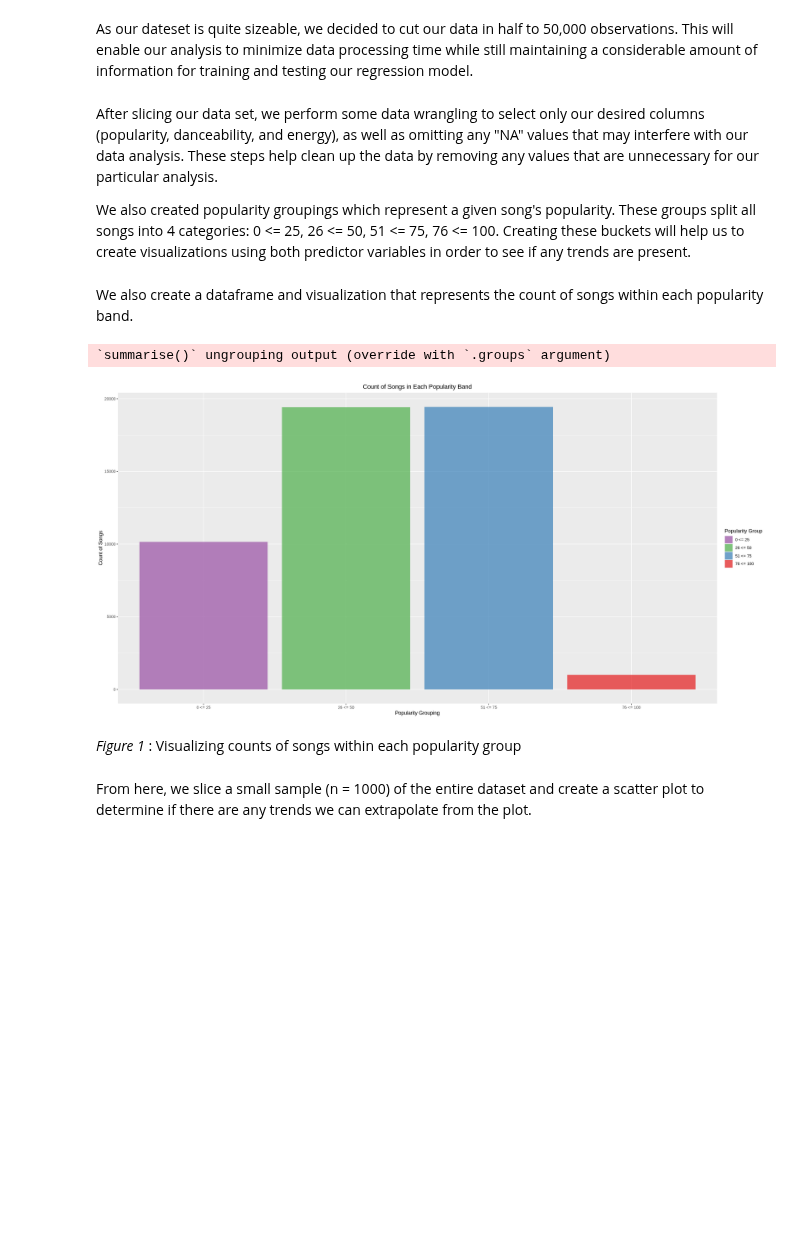
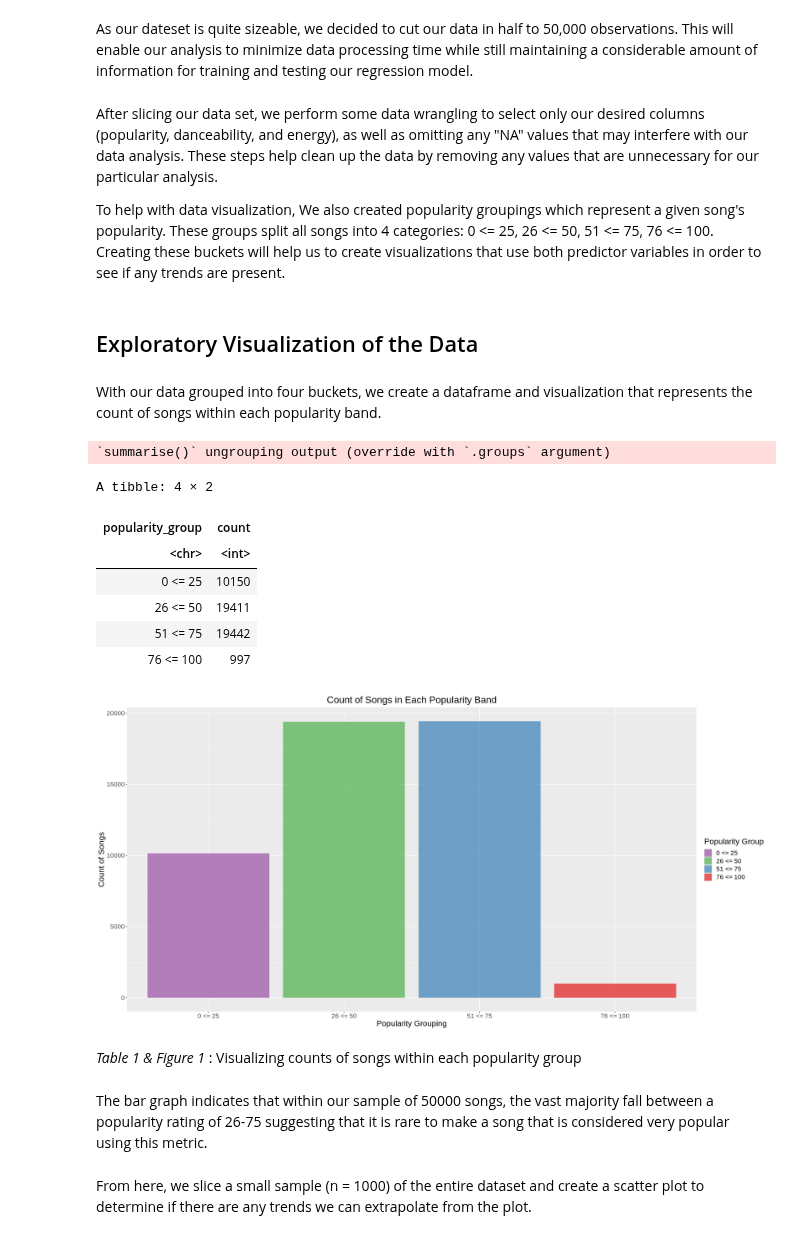
Before and after one commit to niickmerc/DSCI100-Group-Final, a Jupyter notebook: ProjectReport.ipynb, the cells around one changed output. Saved outputs shown, nothing was run; the diff lists cells and outputs as text; code cells hidden in the pictures; blank space fills up the shorter version.

```diff
--- a/ProjectReport.ipynb
+++ b/ProjectReport.ipynb
@@ -62,7 +80,7 @@ spotify_sliced = slice_sample(spotify_raw_data, n = 50000)
 # %% [markdown]
 After slicing our data set, we perform some data wrangling to select only our desired columns (popularity, danceability, and energy), as well as omitting any "NA" values that may interfere with our data analysis. These steps help clean up the data by removing any values that are unnecessary for our particular analysis.
 
-We also created popularity groupings which represent a given song's popularity. These groups split all songs into 4 categories: 0 <= 25, 26 <= 50, 51 <= 75, 76 <= 100. Creating these buckets will help us to create visualizations using both predictor variables in order to see if any trends are present.
+To help with data visualization, We also created popularity groupings which represent a given song's popularity. These groups split all songs into 4 categories: 0 <= 25, 26 <= 50, 51 <= 75, 76 <= 100. Creating these buckets will help us to create visualizations that use both predictor variables in order to see if any trends are present.
 # %%
 spotify_wrangled = spotify_sliced %>%
                     select(popularity, danceability, energy) %>%
@@ -71,29 +89,43 @@ spotify_wrangled = spotify_sliced %>%
                                                         popularity >= 26  & popularity <= 50 ~ '26 <= 50',
                                                         popularity >= 51  & popularity <= 75 ~ '51 <= 75',
                                                         popularity >= 76  & popularity <= 100 ~ '76 <= 100'))
+# %% [markdown]
+## Exploratory Visualization of the Data
 # %% [markdown]
-We also create a dataframe and visualization that represents the count of songs within each popularity band.
+With our data grouped into four buckets, we create a dataframe and visualization that represents the count of songs within each popularity band.
 # %%
 options(repr.plot.width= 20, repr.plot.height= 10)
 
 spotify_grouped_by_popularity = spotify_wrangled %>%
                         group_by(popularity_group) %>%
                         summarize(count = n())
+spotify_grouped_by_popularity
+
 
 spotify_count_plot = spotify_grouped_by_popularity %>%
                     ggplot(aes(x = popularity_group, y = count, fill = popularity_group)) +
                     geom_bar(alpha = 0.7, stat = "identity") +
                     labs(x = "Popularity Grouping", y = "Count of Songs", fill = "Popularity Group") +
                     ggtitle("Count of Songs in Each Popularity Band") +
                     theme(plot.title = element_text(hjust = 0.5)) +
-                    scale_fill_brewer(palette = "Set1", direction=-1)
+                    scale_fill_brewer(palette = "Set1", direction=-1) +
+                    theme(text=element_text(size=17))
 
 spotify_count_plot
 # %% [output]
 `summarise()` ungrouping output (override with `.groups` argument)
+A tibble: 4 × 2
+| popularity_group | count |
+| <chr> | <int> |
+| 0 <= 25 | 10150 |
+| 26 <= 50 | 19411 |
+| 51 <= 75 | 19442 |
+| 76 <= 100 | 997 |
-[figure, old version]
+[figure, new version]
 # %% [markdown]
-*Figure 1* : Visualizing counts of songs within each popularity group
+*Table 1 & Figure 1* : Visualizing counts of songs within each popularity group
+# %% [markdown]
+The bar graph indicates that within our sample of 50000 songs, the vast majority fall between a popularity rating of 26-75 suggesting that it is rare to make a song that is considered very popular using this metric.
 # %% [markdown]
 From here, we slice a small sample (n = 1000) of the entire dataset and create a scatter plot to determine if there are any trends we can extrapolate from the plot.
 # %%
```
Also changed, not shown: parts of 17 cells of this notebook.
